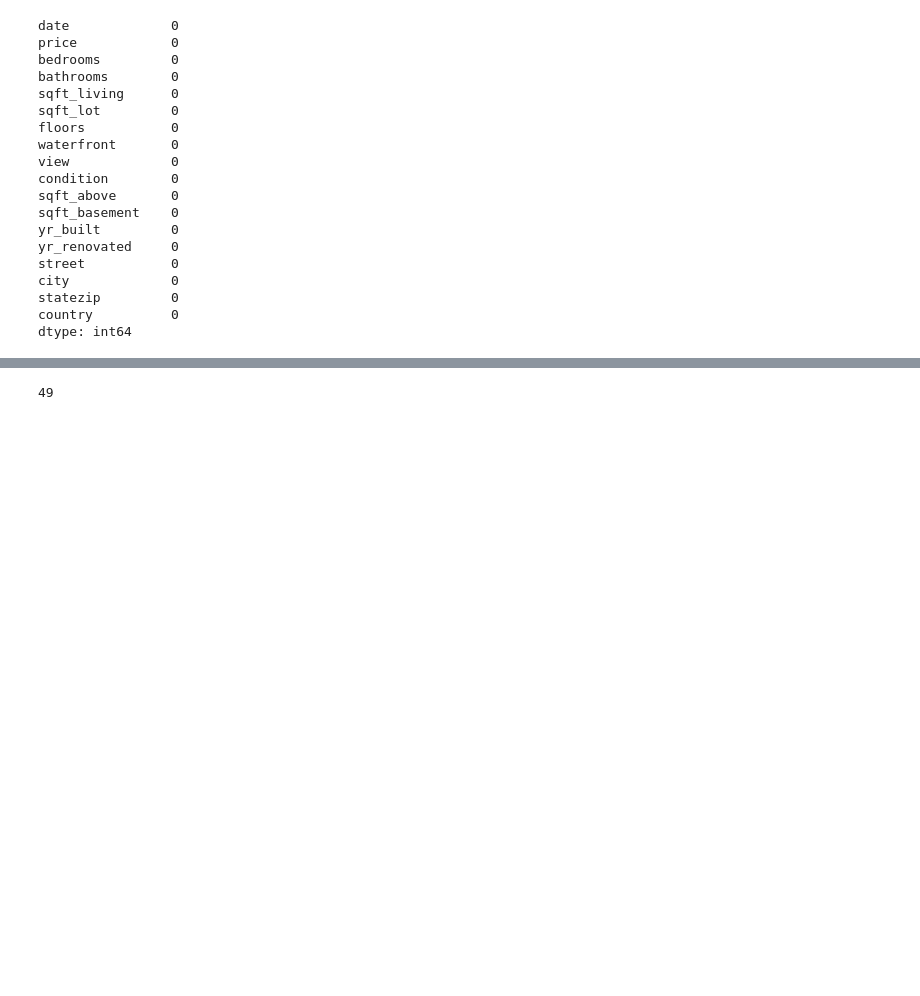
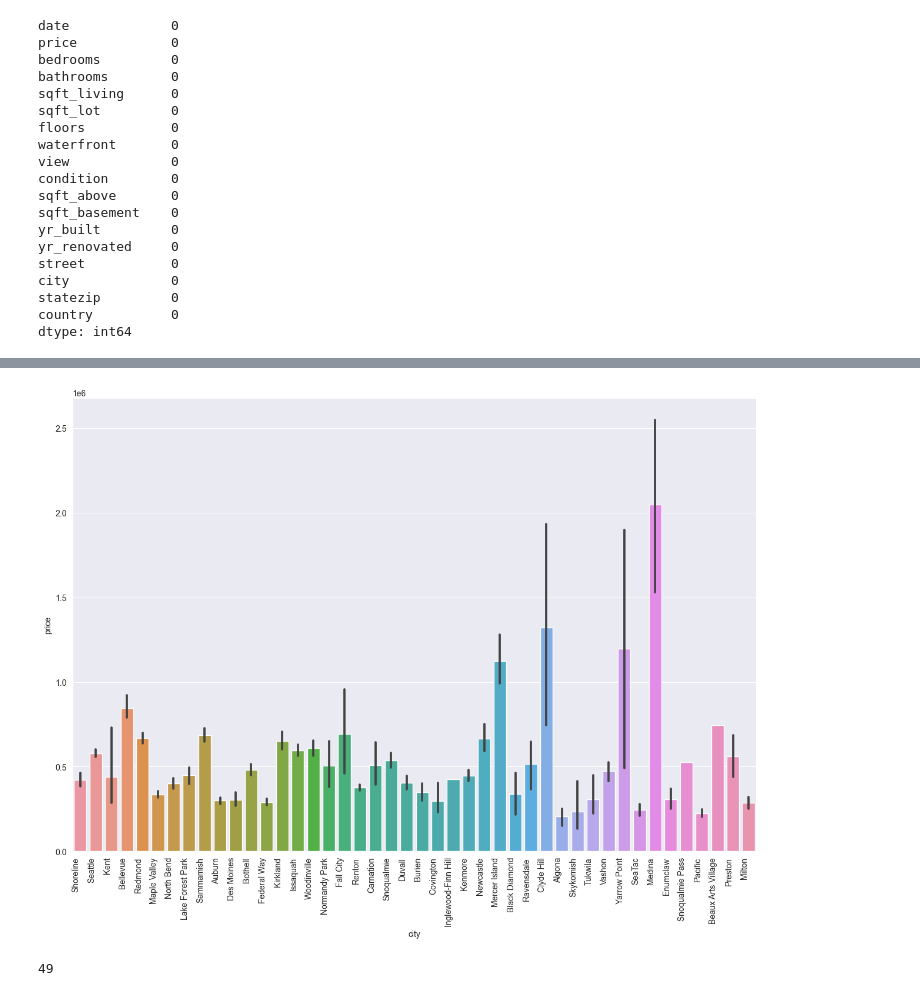
Before and after one commit to keithkamson/house-prediction-ML, a Jupyter notebook: house_price_prediction.ipynb, the cells around one changed output, grey strips where cells are left out. Cells and saved outputs as stored; diff of their text form; code cells hidden in the pictures; blank space fills up the shorter version.

```diff
--- a/house_price_prediction.ipynb
+++ b/house_price_prediction.ipynb
@@ -126,3 +147,9 @@ train_path.drop(['country'],axis=1,inplace=True)
+# %%
+plt.figure(figsize=(15,10))
+ax = sns.barplot(x="city", y="price", data=train_path)
+ax.set_xticklabels(ax.get_xticklabels(), rotation=90, ha="right");
+# %% [output]
+[figure, added]
 # %%
 (train_path.price == 0).sum()
 # %% [output]
```
Also changed, not shown: parts of 32 cells of this notebook.
